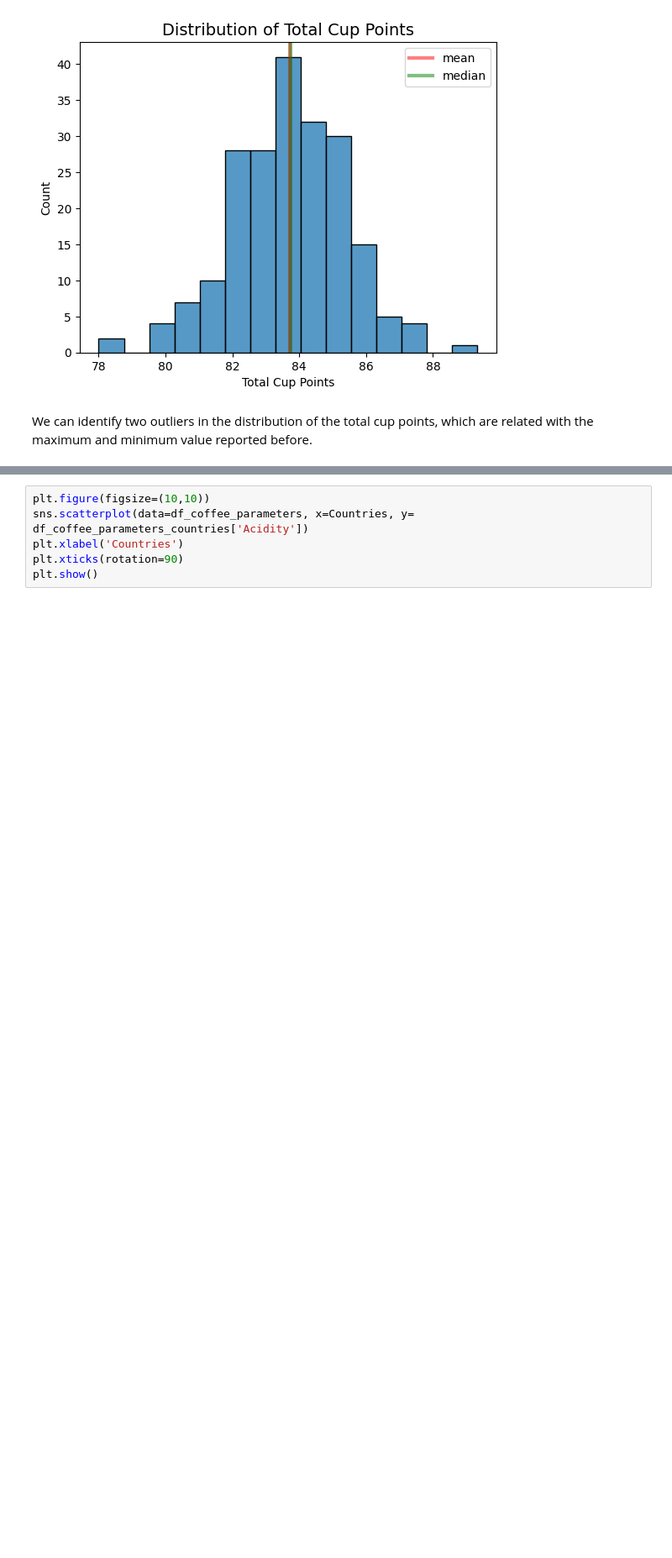
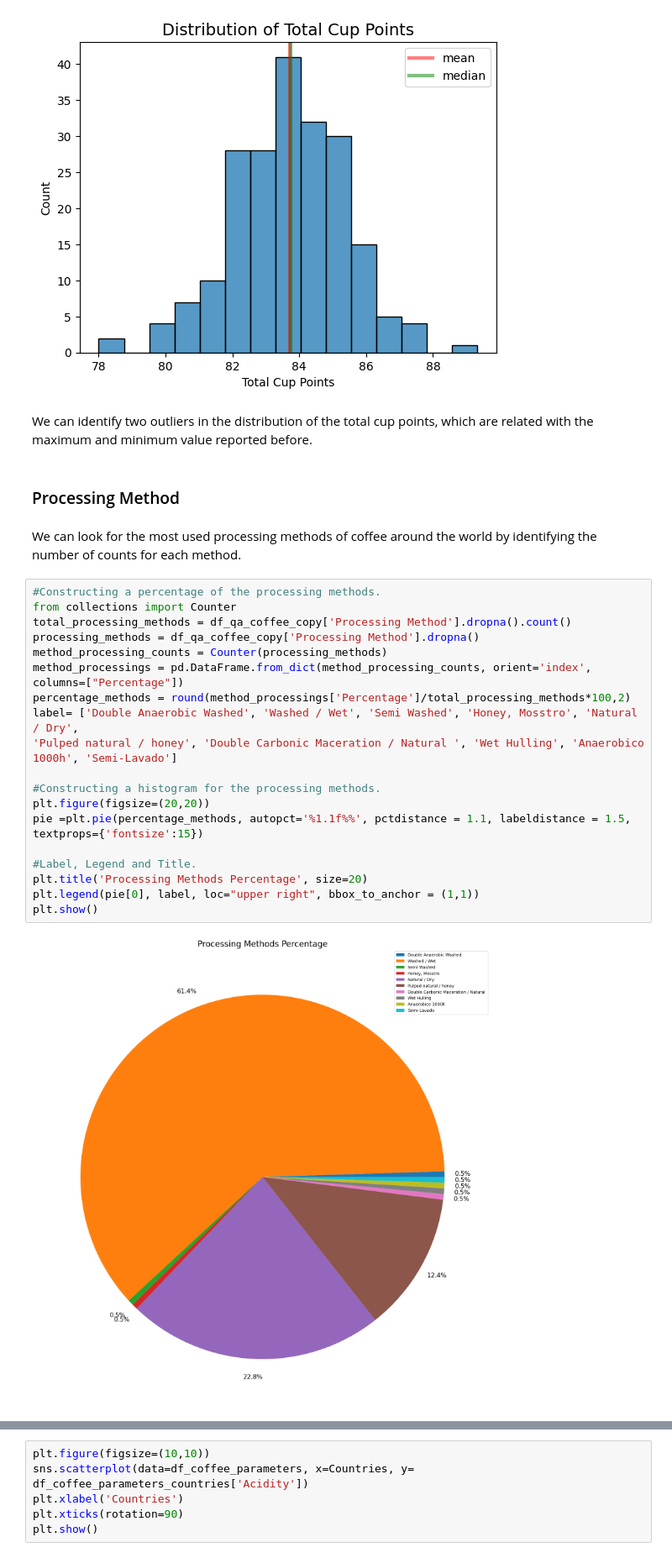
Before and after one commit to DBulnes97/Proyecto01, a Jupyter notebook: quality_coffee.ipynb, the cells around one changed output, grey strips where cells are left out. Shown at 84% size. Drawn from its saved outputs; the diff is of its cells as text; blank space fills up the shorter version.

Commit message:
Addition of processing method

```diff
--- a/quality_coffee.ipynb
+++ b/quality_coffee.ipynb
@@ -296,3 +296,28 @@ Min value for Total Cup Points:  78.0
 [figure]
 # %% [markdown]
 We can identify two outliers in the distribution of the total cup points, which are related with the maximum and minimum value reported before.
+# %% [markdown]
+### Processing Method
+# %% [markdown]
+We can look for the most used processing methods of coffee around the world by identifying the number of counts for each method.
+# %%
+#Constructing a percentage of the processing methods.
+from collections import Counter
+total_processing_methods = df_qa_coffee_copy['Processing Method'].dropna().count()
+processing_methods = df_qa_coffee_copy['Processing Method'].dropna()
+method_processing_counts = Counter(processing_methods)
+method_processings = pd.DataFrame.from_dict(method_processing_counts, orient='index', columns=["Percentage"])
+percentage_methods = round(method_processings['Percentage']/total_processing_methods*100,2)
+label= ['Double Anaerobic Washed', 'Washed / Wet', 'Semi Washed', 'Honey, Mosstro', 'Natural / Dry',
+'Pulped natural / honey', 'Double Carbonic Maceration / Natural ', 'Wet Hulling', 'Anaerobico 1000h', 'Semi-Lavado']
+
+#Constructing a histogram for the processing methods.
+plt.figure(figsize=(20,20))
+pie =plt.pie(percentage_methods, autopct='%1.1f%%', pctdistance = 1.1, labeldistance = 1.5, textprops={'fontsize':15})
+
+#Label, Legend and Title.
+plt.title('Processing Methods Percentage', size=20)
+plt.legend(pie[0], label, loc="upper right", bbox_to_anchor = (1,1))
+plt.show()
+# %% [output]
+[figure, added]
```
Also changed, not shown: parts of 2 cells of this notebook.
